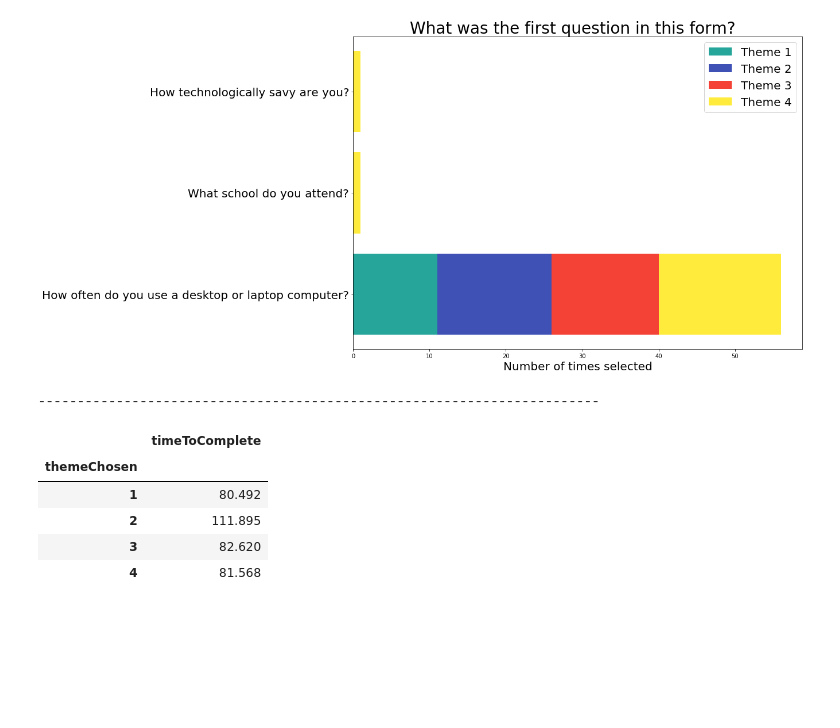
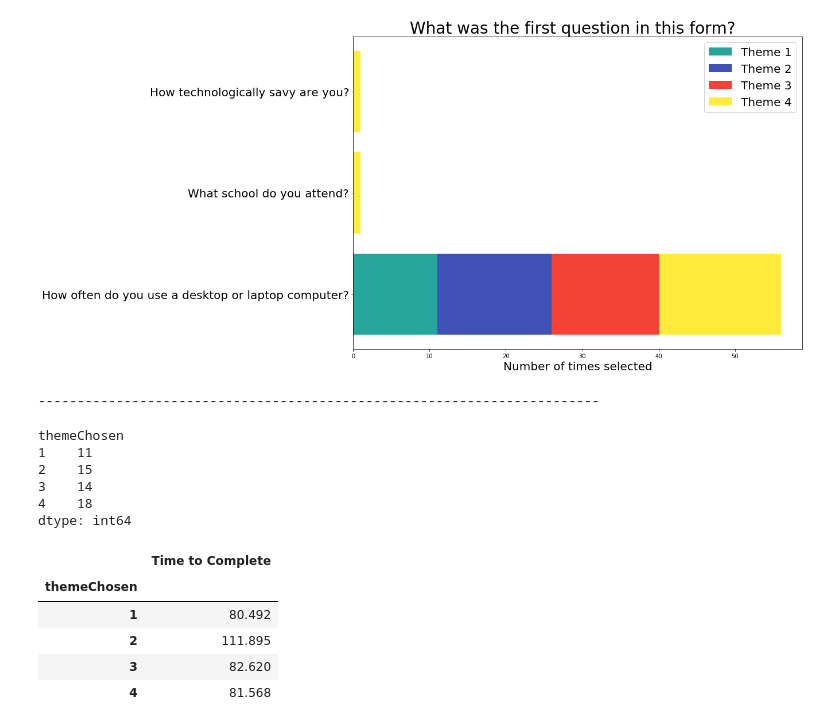
Before and after one commit to smitheric95/AB-Testing-Form, a Jupyter notebook: Data Analysis/Survey Data Analysis.ipynb, the cells around one changed output. Cells and saved outputs as stored; diff of their text form; code cells hidden in the pictures; blank space fills up the shorter version.

```diff
--- a/Data Analysis/Survey Data Analysis.ipynb
+++ b/Data Analysis/Survey Data Analysis.ipynb
@@ -252,11 +255,22 @@ for cur_question in last_page_questions:
 ------------------------------------------------------------------------
 [figure]
 ------------------------------------------------------------------------
+# %%
+df_colors = df.groupby("themeChosen").size()
+df_colors
+# %% [output]
+themeChosen
+1    11
+2    15
+3    14
+4    18
+dtype: int64
 # %%
 df_time = df[["themeChosen", "timeToComplete"]].groupby("themeChosen").median()
+df_time = df_time.rename(index=str, columns={"themeChosen": "Theme", "timeToComplete": "Time to Complete"})
 df_time
 # %% [output]
-|  | timeToComplete |
+|  | Time to Complete |
 | themeChosen |  |
 | 1 | 80.492 |
 | 2 | 111.895 |
```
Also changed, not shown: parts of 6 cells of this notebook, 3 other files.
